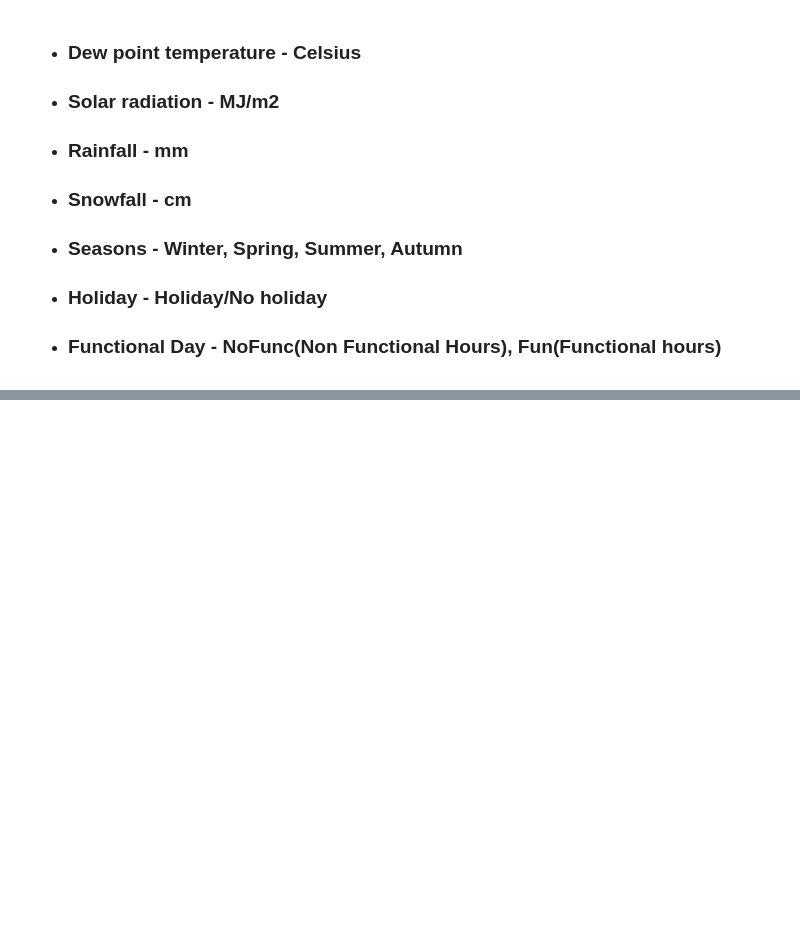
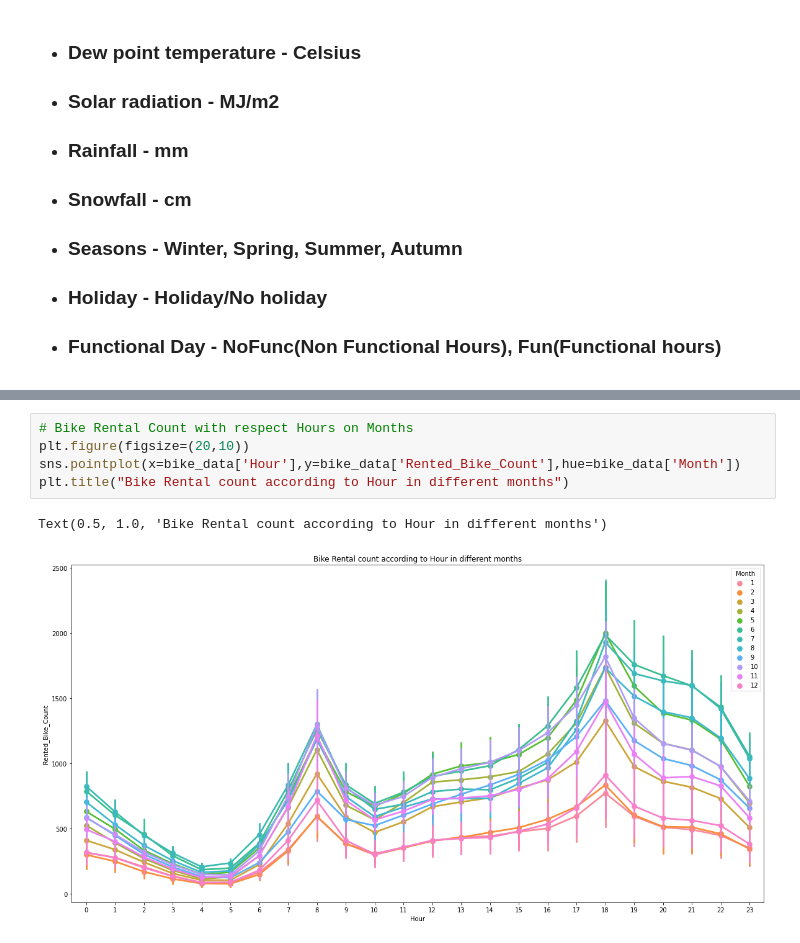
Before and after one commit to ssweta3seal/Seoul_Bike_Sharing, a Jupyter notebook: Bike_Sharing_Demand_Prediction_Capstone_Project.ipynb, the cells around one changed output, grey strips where cells are left out. Drawn from its saved outputs; the diff is of its cells as text; blank space fills up the shorter version.

```diff
--- a/Bike_Sharing_Demand_Prediction_Capstone_Project.ipynb
+++ b/Bike_Sharing_Demand_Prediction_Capstone_Project.ipynb
@@ -356,0 +470,8 @@ bikedata.groupby('Solar Radiation (MJ/m2)').mean()['Rented Bike Count'].plot()
+# %%
+# Bike Rental Count with respect Hours on Months
+plt.figure(figsize=(20,10))
+sns.pointplot(x=bike_data['Hour'],y=bike_data['Rented_Bike_Count'],hue=bike_data['Month'])
+plt.title("Bike Rental count according to Hour in different months")
+# %% [output]
+Text(0.5, 1.0, 'Bike Rental count according to Hour in different months')
+[figure, added]
```
Also changed, not shown: parts of 228 cells of this notebook.
